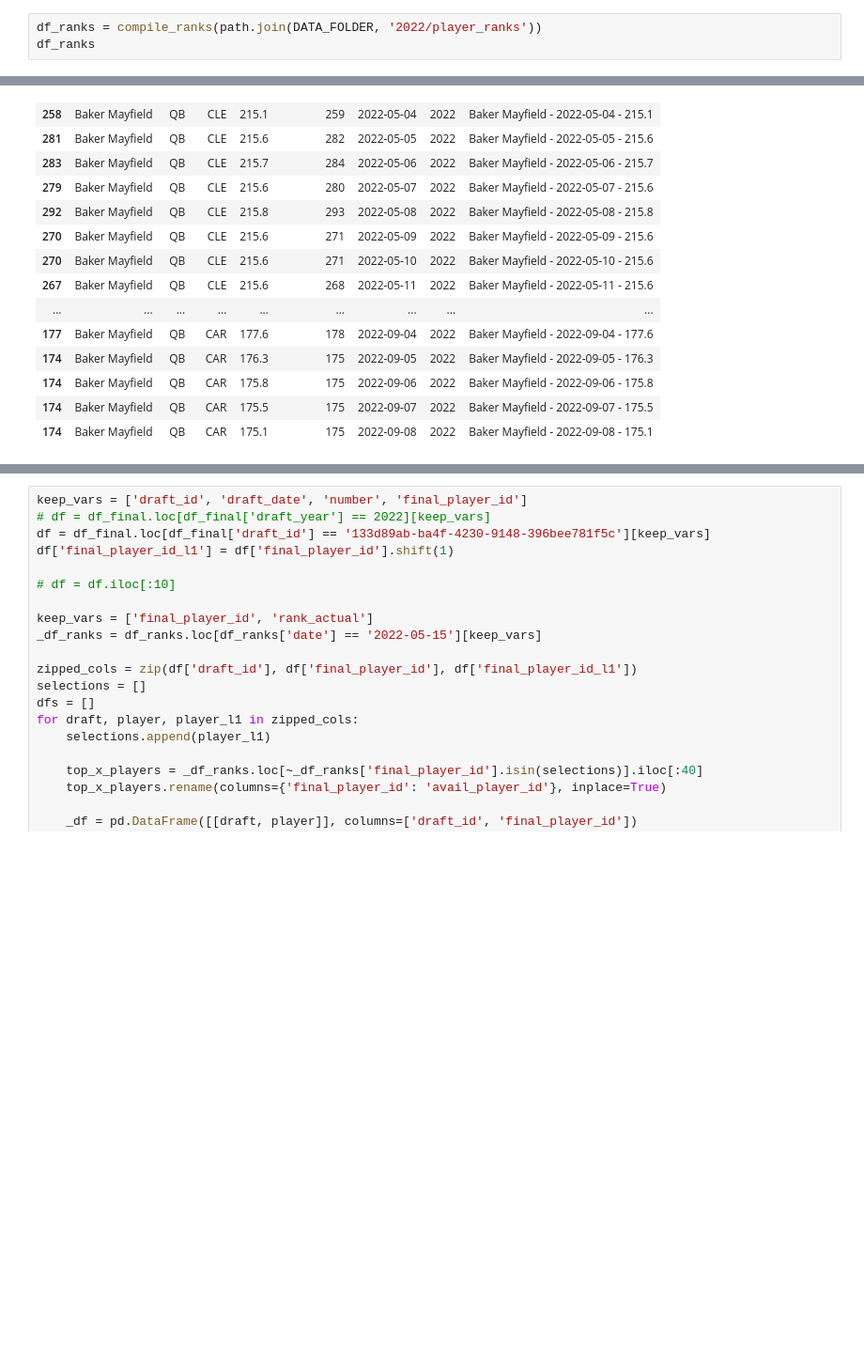
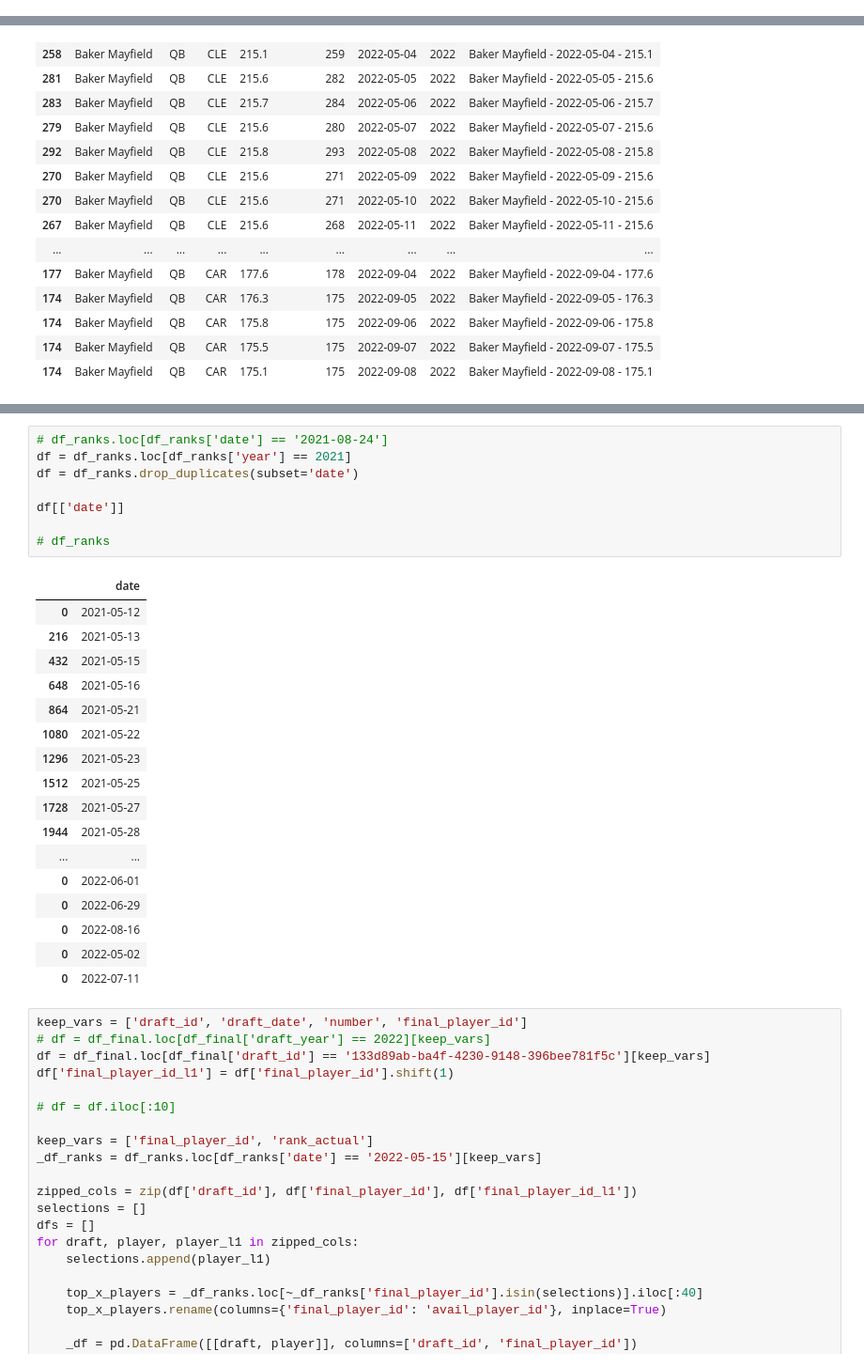
Before and after one commit to ConnorDeLong/Underdog-FF-Draft-Prediction, a Jupyter notebook: UD_draft_model/data_prep.ipynb, the cells around one changed output, grey strips where cells are left out. Shown: that part at 94% size. Cells and saved outputs as stored; diff of their text form; blank space fills up the shorter version.

```diff
--- a/UD_draft_model/data_prep.ipynb
+++ b/UD_draft_model/data_prep.ipynb
@@ -325,3 +329,0 @@ Index(['player', 'pos', 'team', 'adp', 'rank_actual', 'date', 'year',
-# %%
-df_ranks = compile_ranks(path.join(DATA_FOLDER, '2022/player_ranks'))
-df_ranks
@@ -549,3 +461,29 @@ Index(['final_player_id', 'avail_player_id', 'appearance_id', 'created_at',
+# %%
+# df_ranks.loc[df_ranks['date'] == '2021-08-24']
+df = df_ranks.loc[df_ranks['year'] == 2021]
+df = df_ranks.drop_duplicates(subset='date')
+
+df[['date']]
+
+# df_ranks
+# %% [output]
+|  | date |
+| 0 | 2021-05-12 |
+| 216 | 2021-05-13 |
+| 432 | 2021-05-15 |
+| 648 | 2021-05-16 |
+| 864 | 2021-05-21 |
+| 1080 | 2021-05-22 |
+| 1296 | 2021-05-23 |
+| 1512 | 2021-05-25 |
+| 1728 | 2021-05-27 |
+| 1944 | 2021-05-28 |
+| ... | ... |
+| 0 | 2022-06-01 |
+| 0 | 2022-06-29 |
+| 0 | 2022-08-16 |
+| 0 | 2022-05-02 |
+| 0 | 2022-07-11 |
 # %%
 keep_vars = ['draft_id', 'draft_date', 'number', 'final_player_id']
 # df = df_final.loc[df_final['draft_year'] == 2022][keep_vars]
```
Also changed, not shown: parts of 6 cells of this notebook, 4 other files.
